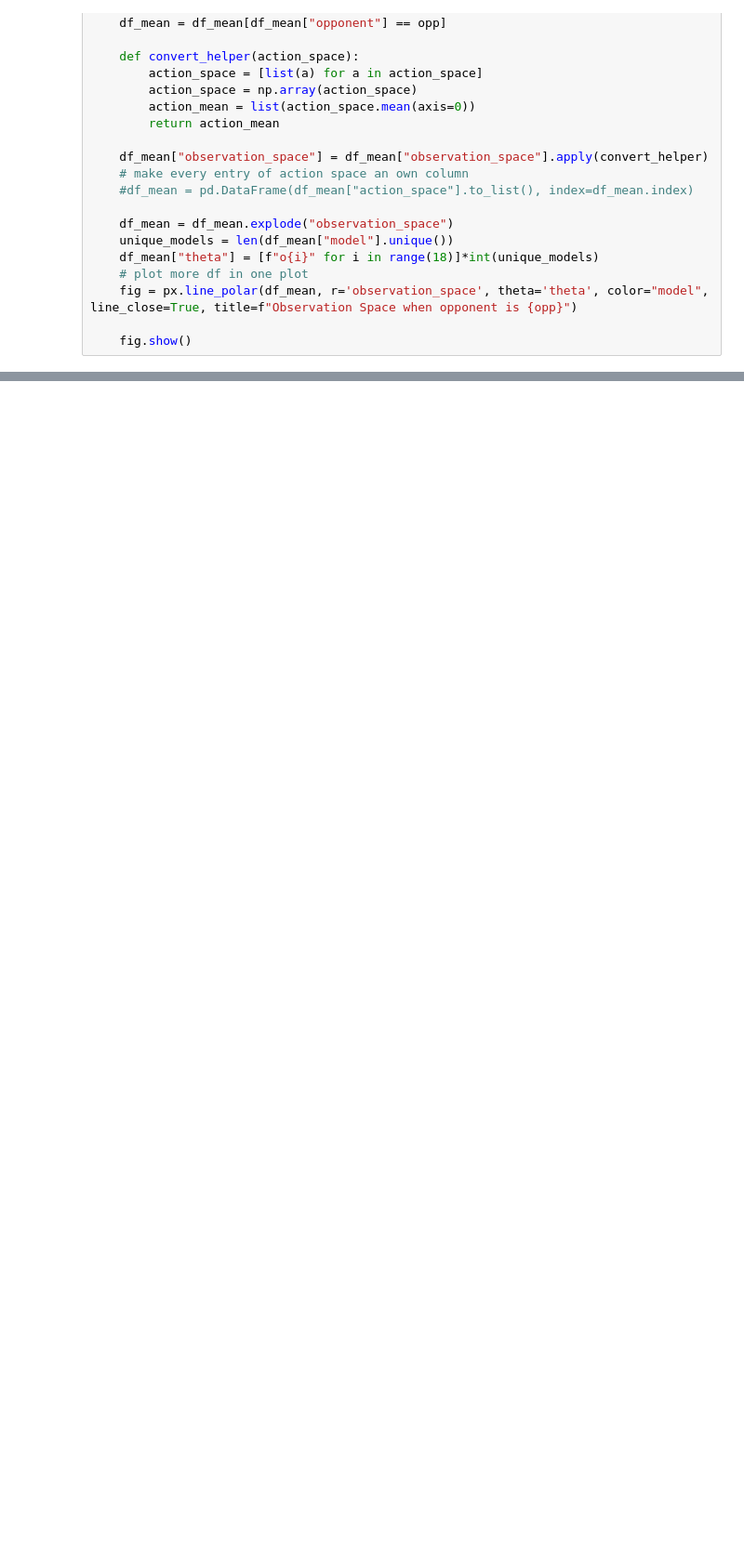
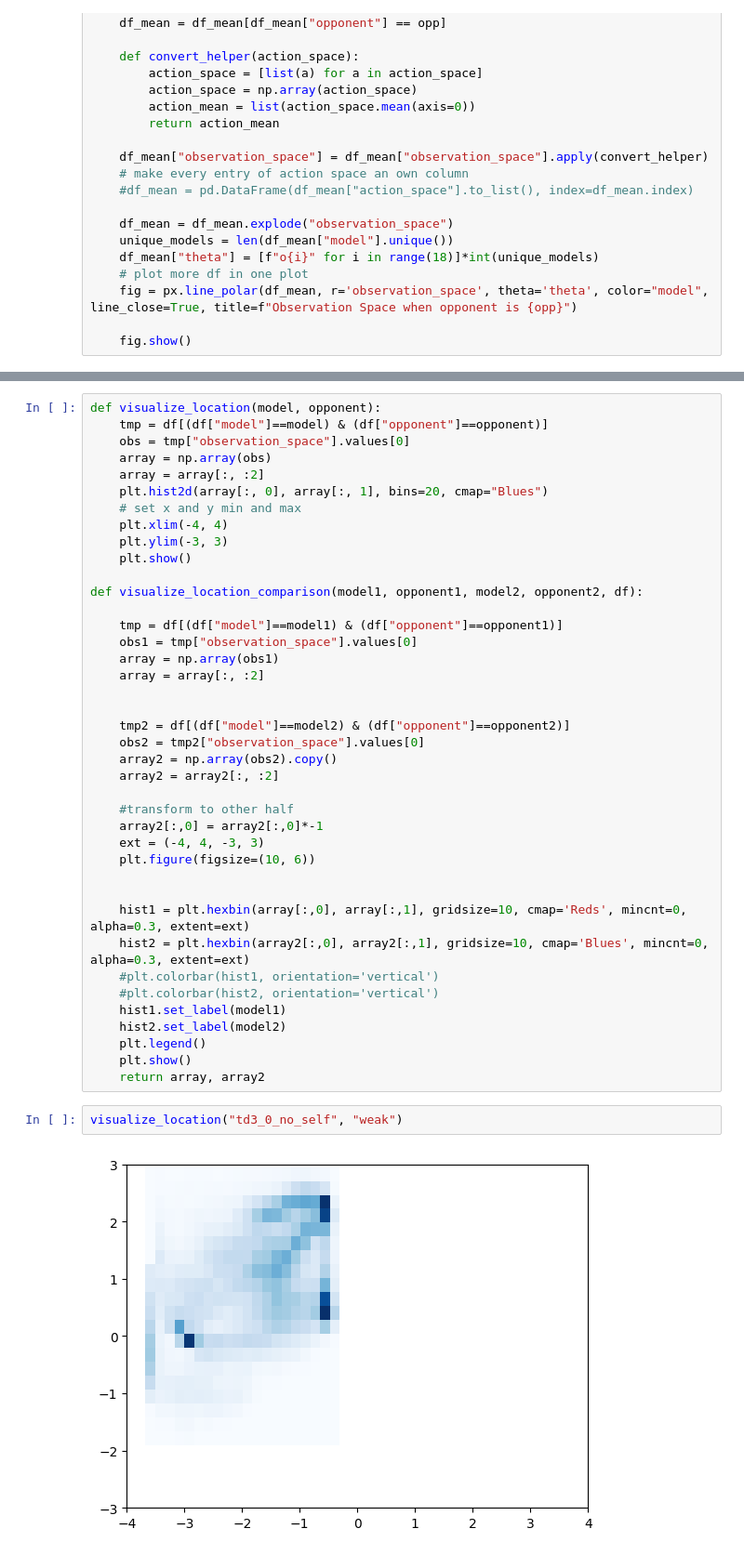
Before and after one commit to triooy/rl_uni_tuebingen_challenge, a Jupyter notebook: src/experiments/action_space_plots.ipynb, the cells around one changed output, grey strips where cells are left out. Shown: that part at 93% size. Cells and saved outputs as stored; diff of their text form; blank space fills up the shorter version.

```diff
--- a/src/experiments/action_space_plots.ipynb
+++ b/src/experiments/action_space_plots.ipynb
@@ -71,0 +74,44 @@ for opp in df["opponent"].unique():
+# %%
+def visualize_location(model, opponent):
+    tmp = df[(df["model"]==model) & (df["opponent"]==opponent)]
+    obs = tmp["observation_space"].values[0]
+    array = np.array(obs)
+    array = array[:, :2]
+    plt.hist2d(array[:, 0], array[:, 1], bins=20, cmap="Blues")
+    # set x and y min and max
+    plt.xlim(-4, 4)
+    plt.ylim(-3, 3)
+    plt.show()
+
+def visualize_location_comparison(model1, opponent1, model2, opponent2, df):
+
+    tmp = df[(df["model"]==model1) & (df["opponent"]==opponent1)]
+    obs1 = tmp["observation_space"].values[0]
+    array = np.array(obs1)
+    array = array[:, :2]
+
+
+    tmp2 = df[(df["model"]==model2) & (df["opponent"]==opponent2)]
+    obs2 = tmp2["observation_space"].values[0]
+    array2 = np.array(obs2).copy()
+    array2 = array2[:, :2]
+
+    #transform to other half
+    array2[:,0] = array2[:,0]*-1
+    ext = (-4, 4, -3, 3)
+    plt.figure(figsize=(10, 6))
+
+
+    hist1 = plt.hexbin(array[:,0], array[:,1], gridsize=10, cmap='Reds', mincnt=0, alpha=0.3, extent=ext)
+    hist2 = plt.hexbin(array2[:,0], array2[:,1], gridsize=10, cmap='Blues', mincnt=0, alpha=0.3, extent=ext)
+    #plt.colorbar(hist1, orientation='vertical')
+    #plt.colorbar(hist2, orientation='vertical')
+    hist1.set_label(model1)
+    hist2.set_label(model2)
+    plt.legend()
+    plt.show()
+    return array, array2
+# %%
+visualize_location("td3_0_no_self", "weak")
+# %% [output]
+[figure, added]
```
Also changed, not shown: parts of 5 cells of this notebook, 3 other files.
